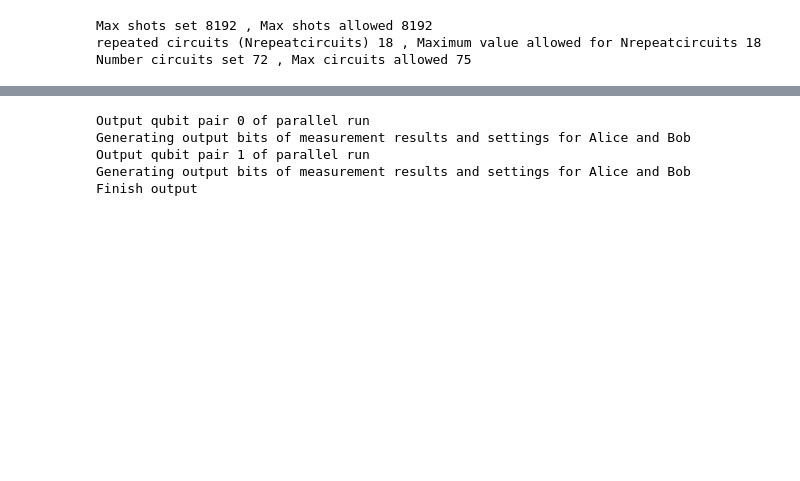
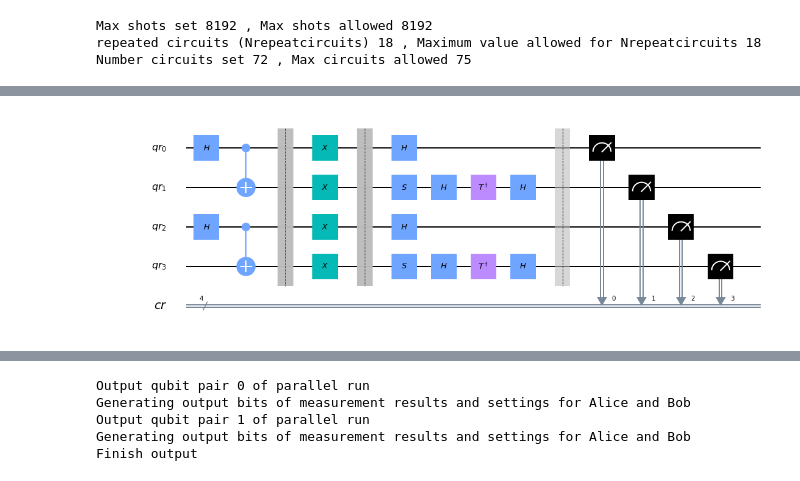
Before and after one commit to HermanniH/QRAKEN, a Jupyter notebook: QRAKEN_RunQiskit.ipynb, the cells around one changed output, grey strips where cells are left out. Saved outputs shown, nothing was run; the diff lists cells and outputs as text; code cells hidden in the pictures; blank space fills up the shorter version.

```diff
--- a/QRAKEN_RunQiskit.ipynb
+++ b/QRAKEN_RunQiskit.ipynb
@@ -236,16 +395,30 @@ array([[0, 1],
 # %%
 initial_layout=flatten(coupling_map_pair) #layout of physical qubits used
-dataset+="_I"
+
+newstring="_I"
 for i in range(len(initial_layout)):
-    dataset+="_"+str(initial_layout[i])
+    newstring+="_"+str(initial_layout[i])
+
+if(dataset.find(newstring)==-1):
+   dataset+=newstring
+
+
+
+if not os.path.exists(dataset):
+    print('Generating folder',dataset,', store all results here.')
+    os.makedirs(dataset)
+else:
+    print('Folder',dataset,'already exists, store all results here.')
 
 #get errors for qubit pairs actually used
 print("Show error for qubits used")
 QubitsUsedMeasurementError=[]
+u3UsedError=[]
 for i in range(len(coupling_map_pair)):
     for j in range(2):
         QubitsUsedMeasurementError.append([2*i+j,coupling_map_pair[i][j],readout_errorList[coupling_map_pair[i][j]]])
-        print("Readout Error of qbit number",2*i+j,"physical position",coupling_map_pair[i][j],"Error",readout_errorList[coupling_map_pair[i][j]])
+        u3UsedError.append([2*i+j,coupling_map_pair[i][j],u3ErrorList[coupling_map_pair[i][j]]])
+        print("Error of qbit number",2*i+j,"physical position",coupling_map_pair[i][j],"Readout Error",readout_errorList[coupling_map_pair[i][j]],"U3 error",u3ErrorList[coupling_map_pair[i][j]])
 
 print("")
 CNOTsUsedError=[]
@@ -255,12 +428,15 @@ for i in range(len(coupling_map_pair)):
             CNOTsUsedError.append([i,coupling_map_pair[i],cNotErrorList[j][1]])
             print(i,coupling_map_pair[i],"CNOT Error",cNotErrorList[j][1])
 print("")
+
+
 print("Estimated error for each pair")
 for i in range(len(coupling_map_pair)):
-    print("pair",i,coupling_map_pair[i],QubitsUsedMeasurementError[2*i][2]+QubitsUsedMeasurementError[2*i+1][2]+CNOTsUsedError[i][2])
+    print("pair",i,coupling_map_pair[i],estimateError(coupling_map_pair[i],readout_errorList,cNotErrorList,u3ErrorList))
+    ##QubitsUsedMeasurementError[2*i][2]+QubitsUsedMeasurementError[2*i+1][2]+CNOTsUsedError[i][2]+u3UsedError[2*i][2]+u3UsedError[2*i+1][2])
 
 
-Nparallel=len(coupling_map_pair)
+Nqubitpairs=len(coupling_map_pair)
 
-print("Bits Generated per run", Nparallel*NallCircuits*shots*2)
+print("Bits Generated per run", Nqubitpairs*NallCircuits*shots*Nbits)
 # %% [output]
@@ -280 +582,7 @@ Bits Generated per run 2359296
+# %%
+plotmeas=3 #Plots circuit number plotmeas nicely
+fig=circuitMeas[plotmeas].draw(scale = 1,output='mpl')
+fig
+# %% [output]
+[figure, added]
 # %%
```
Also changed, not shown: parts of 21 cells of this notebook.
